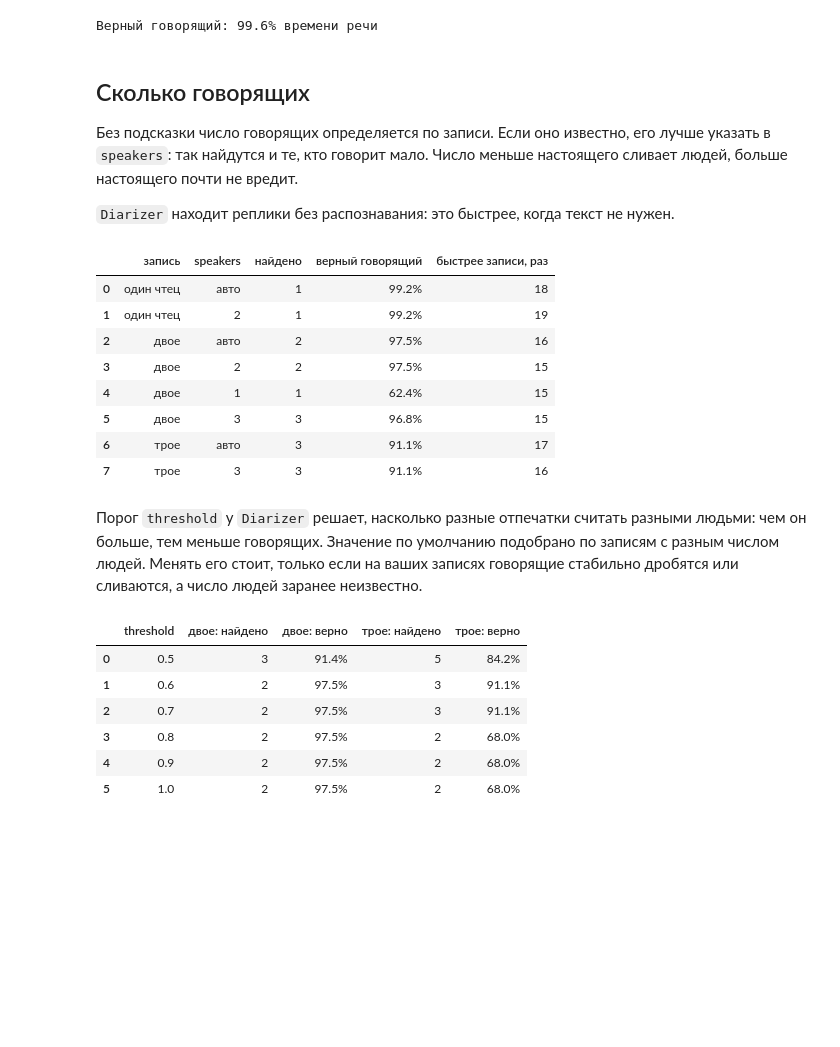
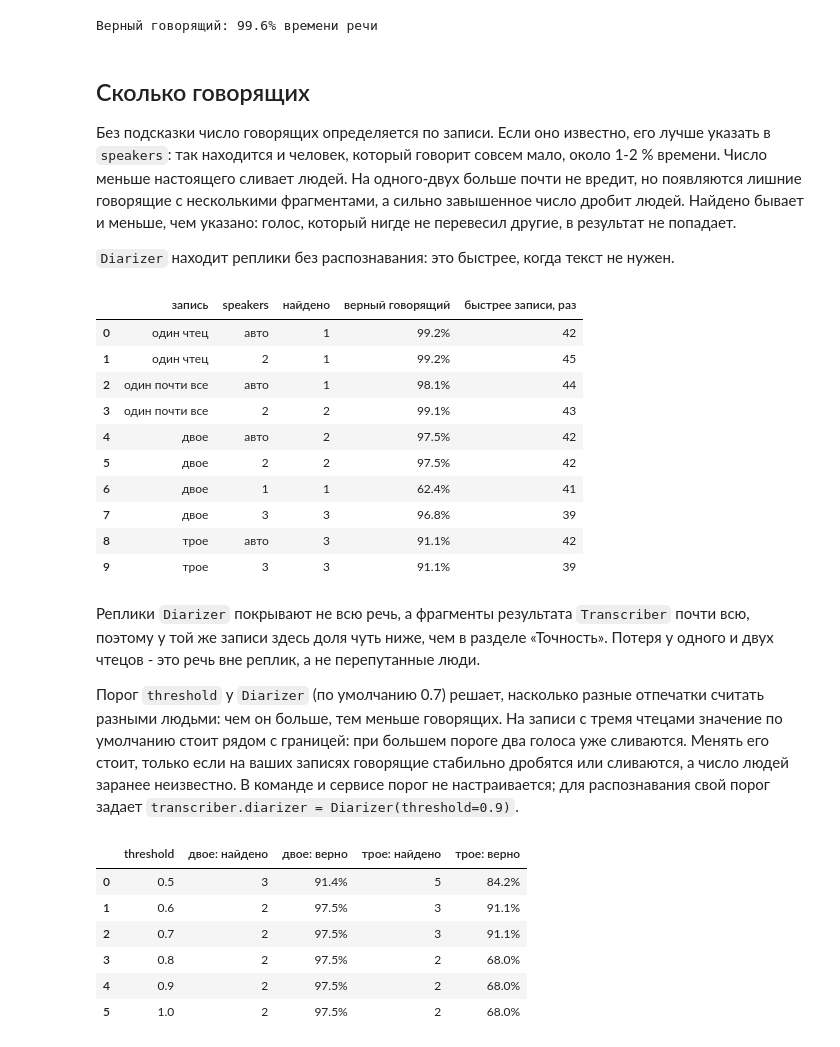
Before and after one commit to SergeyShk/Speech-to-Text-Russian, a Jupyter notebook: notebooks/06_speakers.ipynb, the cells around one changed output. Saved outputs shown, nothing was run; the diff lists cells and outputs as text; code cells hidden in the pictures; blank space fills up the shorter version.

```diff
--- a/notebooks/06_speakers.ipynb
+++ b/notebooks/06_speakers.ipynb
@@ -112,11 +113,25 @@ def make_dialog(readers, seconds=150, seed=0):
 two, two_truth = make_dialog(["Чульский", "Пономаренко"], seed=1)
 three, three_truth = make_dialog(list(BOOKS), seed=2)
 one, one_truth = make_dialog(["Чульский"], seed=3)
+# Второй человек вступает один раз и коротко: около 1-2 % времени
+short = min((p for p in phrases["Пономаренко"] if p.duration >= 1.5), key=lambda p: p.duration)
+cut = next(stop for _, stop, _ in one_truth if stop > len(one) / RATE / 2) + 0.1
+voice = chapters["Пономаренко"][int(short.start * RATE) : int(short.end * RATE)]
+gap = np.zeros(int(0.3 * RATE), dtype=np.float32)
+rare = np.concatenate([one[: int(cut * RATE)], gap, voice, gap, one[int(cut * RATE) :]]).astype(
+    np.float32
+)
+shift = 0.6 + len(voice) / RATE
+rare_truth = [
+    (start, stop, name) if start < cut else (start + shift, stop + shift, name)
+    for start, stop, name in one_truth
+] + [(cut + 0.3, cut + 0.3 + len(voice) / RATE, "Пономаренко")]
 DIALOG = DATA / "dialog.wav"
 sf.write(DIALOG, two, RATE)
 print(
     f"Двое: {len(two) / RATE:.0f} с, трое: {len(three) / RATE:.0f} с, один: {len(one) / RATE:.0f} с"
 )
-listen(two[: 40 * RATE], RATE, "dialog_start")
+print(f"Второй голос в записи «один почти все»: {len(voice) / len(rare):.1%} времени")
+listen(two[: 22 * RATE], RATE, "dialog_start")
 # %% [output]
 Двое: 158 с, трое: 164 с, один: 159 с
@@ -215,49 +231,55 @@ print(f"Верный говорящий: {share_correct(two_truth, found, result
 # %% [markdown]
 ## Сколько говорящих
 
-Без подсказки число говорящих определяется по записи. Если оно известно, его лучше указать в `speakers`: так найдутся и те, кто говорит мало. Число меньше настоящего сливает людей, больше настоящего почти не вредит.
+Без подсказки число говорящих определяется по записи. Если оно известно, его лучше указать в `speakers`: так находится и человек, который говорит совсем мало, около 1-2 % времени. Число меньше настоящего сливает людей. На одного-двух больше почти не вредит, но появляются лишние говорящие с несколькими фрагментами, а сильно завышенное число дробит людей. Найдено бывает и меньше, чем указано: голос, который нигде не перевесил другие, в результат не попадает.
 
 `Diarizer` находит реплики без распознавания: это быстрее, когда текст не нужен.
 # %%
-diarizer = transcriber.diarizer
+diarizer = Diarizer()
 cases = [
     ("один чтец", one, one_truth, None),
     ("один чтец", one, one_truth, 2),
+    ("один почти все", rare, rare_truth, None),
+    ("один почти все", rare, rare_truth, 2),
     ("двое", two, two_truth, None),
     ("двое", two, two_truth, 2),
     ("двое", two, two_truth, 1),
     ("двое", two, two_truth, 3),
     ("трое", three, three_truth, None),
     ("трое", three, three_truth, 3),
 ]
 rows = []
 for name, samples, truth, speakers in cases:
     started = time.perf_counter()
     turns = diarizer.diarize(samples, RATE, speakers=speakers)
     spent = time.perf_counter() - started
     items = [(t.start, t.end, str(t.speaker)) for t in turns]
     rows.append(
         {
             "запись": name,
             "speakers": speakers or "авто",
             "найдено": len({t.speaker for t in turns}),
             "верный говорящий": f"{share_correct(truth, items, len(samples) / RATE):.1%}",
             "быстрее записи, раз": round(len(samples) / RATE / spent),
         }
     )
 pd.DataFrame(rows)
 # %% [output]
 |  | запись | speakers | найдено | верный говорящий | быстрее записи, раз |
-| 0 | один чтец | авто | 1 | 99.2% | 18 |
-| 1 | один чтец | 2 | 1 | 99.2% | 19 |
-| 2 | двое | авто | 2 | 97.5% | 16 |
-| 3 | двое | 2 | 2 | 97.5% | 15 |
-| 4 | двое | 1 | 1 | 62.4% | 15 |
-| 5 | двое | 3 | 3 | 96.8% | 15 |
-| 6 | трое | авто | 3 | 91.1% | 17 |
-| 7 | трое | 3 | 3 | 91.1% | 16 |
+| 0 | один чтец | авто | 1 | 99.2% | 42 |
+| 1 | один чтец | 2 | 1 | 99.2% | 45 |
+| 2 | один почти все | авто | 1 | 98.1% | 44 |
+| 3 | один почти все | 2 | 2 | 99.1% | 43 |
+| 4 | двое | авто | 2 | 97.5% | 42 |
+| 5 | двое | 2 | 2 | 97.5% | 42 |
+| 6 | двое | 1 | 1 | 62.4% | 41 |
+| 7 | двое | 3 | 3 | 96.8% | 39 |
+| 8 | трое | авто | 3 | 91.1% | 42 |
+| 9 | трое | 3 | 3 | 91.1% | 39 |
 # %% [markdown]
-Порог `threshold` у `Diarizer` решает, насколько разные отпечатки считать разными людьми: чем он больше, тем меньше говорящих. Значение по умолчанию подобрано по записям с разным числом людей. Менять его стоит, только если на ваших записях говорящие стабильно дробятся или сливаются, а число людей заранее неизвестно.
+Реплики `Diarizer` покрывают не всю речь, а фрагменты результата `Transcriber` почти всю, поэтому у той же записи здесь доля чуть ниже, чем в разделе «Точность». Потеря у одного и двух чтецов - это речь вне реплик, а не перепутанные люди.
+
+Порог `threshold` у `Diarizer` (по умолчанию 0.7) решает, насколько разные отпечатки считать разными людьми: чем он больше, тем меньше говорящих. На записи с тремя чтецами значение по умолчанию стоит рядом с границей: при большем пороге два голоса уже сливаются. Менять его стоит, только если на ваших записях говорящие стабильно дробятся или сливаются, а число людей заранее неизвестно. В команде и сервисе порог не настраивается; для распознавания свой порог задает `transcriber.diarizer = Diarizer(threshold=0.9)`.
 # %%
 rows = []
 for threshold in (0.5, 0.6, 0.7, 0.8, 0.9, 1.0):
```
Also changed, not shown: parts of 6 cells of this notebook, 4 other files.
